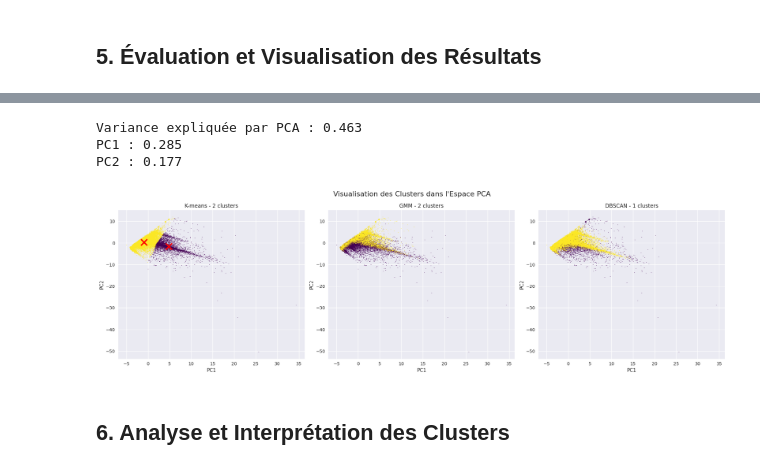
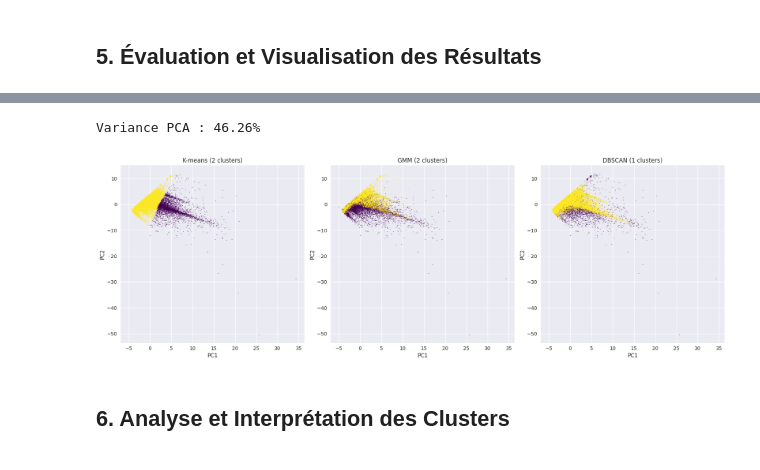
Before and after one commit to Rayandri/FTML-Epita-, a Jupyter notebook: exo_07_unsupervised_credit/unsupervised_credit_clustering.ipynb, the cells around one changed output, grey strips where cells are left out. Drawn from its saved outputs; the diff is of its cells as text; code cells hidden in the pictures.

```diff
--- a/exo_07_unsupervised_credit/unsupervised_credit_clustering.ipynb
+++ b/exo_07_unsupervised_credit/unsupervised_credit_clustering.ipynb
@@ -198,21 +156,15 @@ Nombre optimal selon Davies-Bouldin : 7
 # %% [markdown]
 ## 4. Application des Algorithmes de Clustering
 # %%
-kmeans_optimal = KMeans(n_clusters=optimal_k, random_state=42, n_init=10)
+kmeans_optimal = KMeans(n_clusters=optimal_k, random_state=42, n_init='auto')
 labels_kmeans = kmeans_optimal.fit_predict(X_scaled)
 
 gmm = GaussianMixture(n_components=optimal_k, random_state=42)
 labels_gmm = gmm.fit_predict(X_scaled)
 
 neighbors = NearestNeighbors(n_neighbors=4)
-neighbors_fit = neighbors.fit(X_scaled)
-distances, indices = neighbors_fit.kneighbors(X_scaled)
-distances = np.sort(distances[:, 3], axis=0)
+distances = np.sort(neighbors.fit(X_scaled).kneighbors(X_scaled)[0][:, 3])
+eps = np.percentile(distances, 95)
 
-eps = np.percentile(distances, 95)
 dbscan = DBSCAN(eps=eps, min_samples=50)
 labels_dbscan = dbscan.fit_predict(X_scaled)
-
-print(f"K-means : {len(np.unique(labels_kmeans))} clusters")
-print(f"GMM : {len(np.unique(labels_gmm))} clusters")
-print(f"DBSCAN : {len(np.unique(labels_dbscan[labels_dbscan != -1]))} clusters, {sum(labels_dbscan == -1)} outliers")
@@ -277,34 +220,24 @@ Comparaison des algorithmes de clustering :
 # %%
 pca = PCA(n_components=2)
 X_pca = pca.fit_transform(X_scaled)
 
-print(f"Variance expliquée par PCA : {pca.explained_variance_ratio_.sum():.3f}")
-print(f"PC1 : {pca.explained_variance_ratio_[0]:.3f}")
-print(f"PC2 : {pca.explained_variance_ratio_[1]:.3f}")
+print(f"Variance PCA : {pca.explained_variance_ratio_.sum():.2%}")
 
-fig, axes = plt.subplots(1, 3, figsize=(20, 6))
-fig.suptitle('Visualisation des Clusters dans l\'Espace PCA', fontsize=16)
-
-algorithms = ['K-means', 'GMM', 'DBSCAN']
+fig, axes = plt.subplots(1, 3, figsize=(18, 6))
+algos = ['K-means', 'GMM', 'DBSCAN']
 labels_list = [labels_kmeans, labels_gmm, labels_dbscan]
 
-for i, (algo, labels) in enumerate(zip(algorithms, labels_list)):
-    scatter = axes[i].scatter(X_pca[:, 0], X_pca[:, 1], c=labels, cmap='viridis', alpha=0.6, s=1)
-    axes[i].set_title(f'{algo} - {len(np.unique(labels[labels != -1]))} clusters')
+for i, (algo, labels) in enumerate(zip(algos, labels_list)):
+    axes[i].scatter(X_pca[:, 0], X_pca[:, 1], c=labels, cmap='viridis', s=1, alpha=0.6)
+    axes[i].set_title(f'{algo} ({len(np.unique(labels[labels != -1]))} clusters)')
     axes[i].set_xlabel('PC1')
     axes[i].set_ylabel('PC2')
 
-    if algo == 'K-means':
-        centers_pca = pca.transform(kmeans_optimal.cluster_centers_)
-        axes[i].scatter(centers_pca[:, 0], centers_pca[:, 1], c='red', marker='x', s=200, linewidths=3)
-
 plt.tight_layout()
 plt.show()
 # %% [output]
-Variance expliquée par PCA : 0.463
-PC1 : 0.285
-PC2 : 0.177
+Variance PCA : 46.26%
-[figure, old version]
+[figure, new version]
 # %% [markdown]
 ## 6. Analyse et Interprétation des Clusters
 # %%
```
Also changed, not shown: parts of 13 cells of this notebook, 9 other files.
